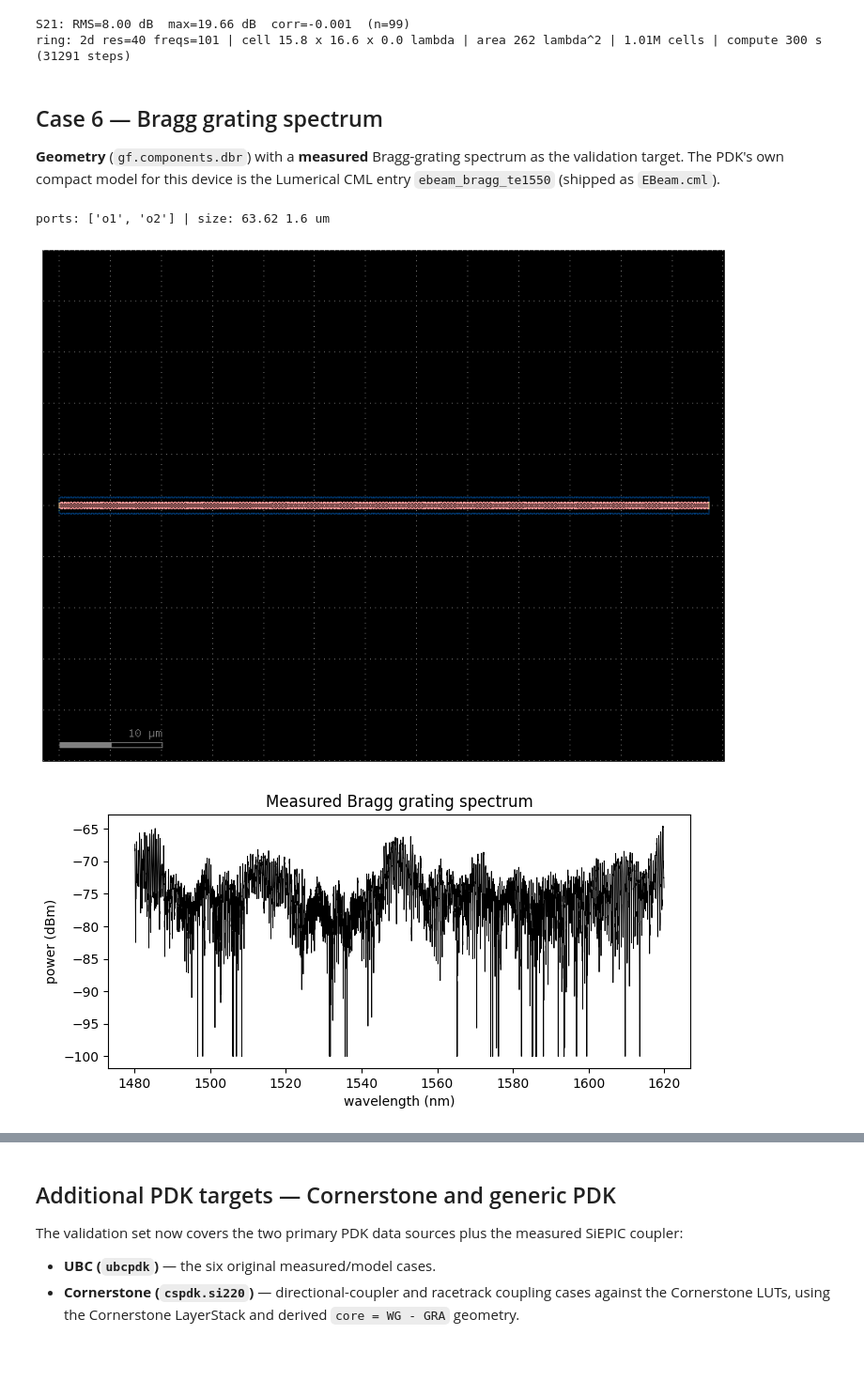
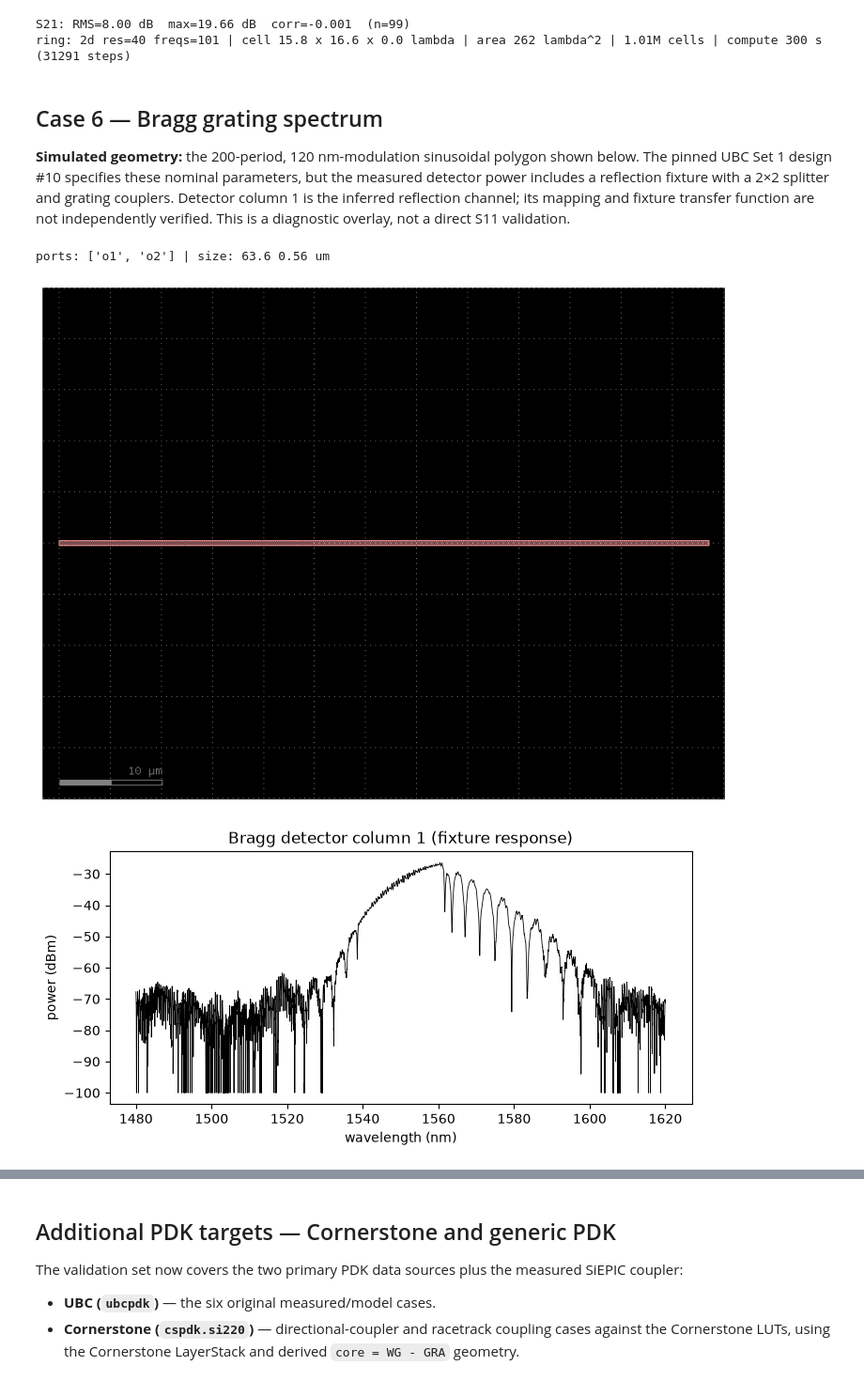
Before and after one commit to EpsilonForge/gsim, a Jupyter notebook: pdk-validation/notebook.ipynb, the cells around one changed output, grey strips where cells are left out. Shown at 94% size. Drawn from its saved outputs; the diff is of its cells as text; code cells hidden in the pictures; blank space fills up the shorter version.

Commit message:
Publish corrected FDTD layouts and Bragg fixture caveat

```diff
--- a/pdk-validation/notebook.ipynb
+++ b/pdk-validation/notebook.ipynb
@@ -474,35 +474,43 @@ ring: 2d res=40 freqs=101 | cell 15.8 x 16.6 x 0.0 lambda | area 262 lambda^2 |
 # %% [markdown]
 ## Case 6 — Bragg grating spectrum
 
-**Geometry** (`gf.components.dbr`) with a **measured** Bragg-grating spectrum
-as the validation target. The PDK's own compact model for this device is the
-Lumerical CML entry `ebeam_bragg_te1550` (shipped as `EBeam.cml`).
+**Simulated geometry:** the 200-period, 120 nm-modulation sinusoidal polygon
+shown below. The pinned UBC Set 1 design #10 specifies these nominal
+parameters, but the measured detector power includes a reflection fixture
+with a 2×2 splitter and grating couplers. Detector column 1 is the inferred
+reflection channel; its mapping and fixture transfer function are not
+independently verified. This is a diagnostic overlay, not a direct S11
+validation.
 # %%
-# gf.components.dbr exposes only o1, so its transmission cannot be measured.
-# Build a matched two-port DBR instead.
-bragg = V.dbr_two_port(w1=V.DBR_W1, w2=V.DBR_W2, n=V.DBR_PERIODS)
+# Display the same component factory used by the recorded Meep case.
+bragg = V.sinusoidal_dbr(
+    n_periods=V.DBR_PERIODS,
+    period=V.DBR_PERIOD_UM,
+    width=V.DBR_W1,
+    delta_width=V.DBR_DELTA_WIDTH_UM,
+)
 print(
     "ports:", [p.name for p in bragg.ports], "| size:", bragg.xsize, bragg.ysize, "um"
 )
 bragg
 # %% [output]
-ports: ['o1', 'o2'] | size: 63.62 1.6 um
+ports: ['o1', 'o2'] | size: 63.6 0.56 um
-[figure, old version]
+[figure, new version]
 # %%
 figure, axis = plt.subplots(figsize=(8, 3.5))
 try:
     bragg_dat = _fetch.fetch_ubc(_fetch.UBC_BRAGG_MAT)
-    wavelength_nm, power_dbm = _fetch.load_ubc_spectrum(bragg_dat)
+    wavelength_nm, power_dbm = _fetch.load_ubc_spectrum(bragg_dat, port=1)
     axis.plot(wavelength_nm, power_dbm, "k", lw=0.6)
     axis.set(
-        title="Measured Bragg grating spectrum",
+        title="Bragg detector column 1 (fixture response)",
         xlabel="wavelength (nm)",
         ylabel="power (dBm)",
     )
 except _fetch.FetchError as error:
     print("Measured Bragg unavailable:", error)
 # %% [output]
-[figure, old version]
+[figure, new version]
 # %%
 bragg_meep = run_and_report("bragg", "Meep vs measured — Bragg grating")
 # %% [output]
```
Also changed, not shown: parts of 11 cells of this notebook, 16 other files.
